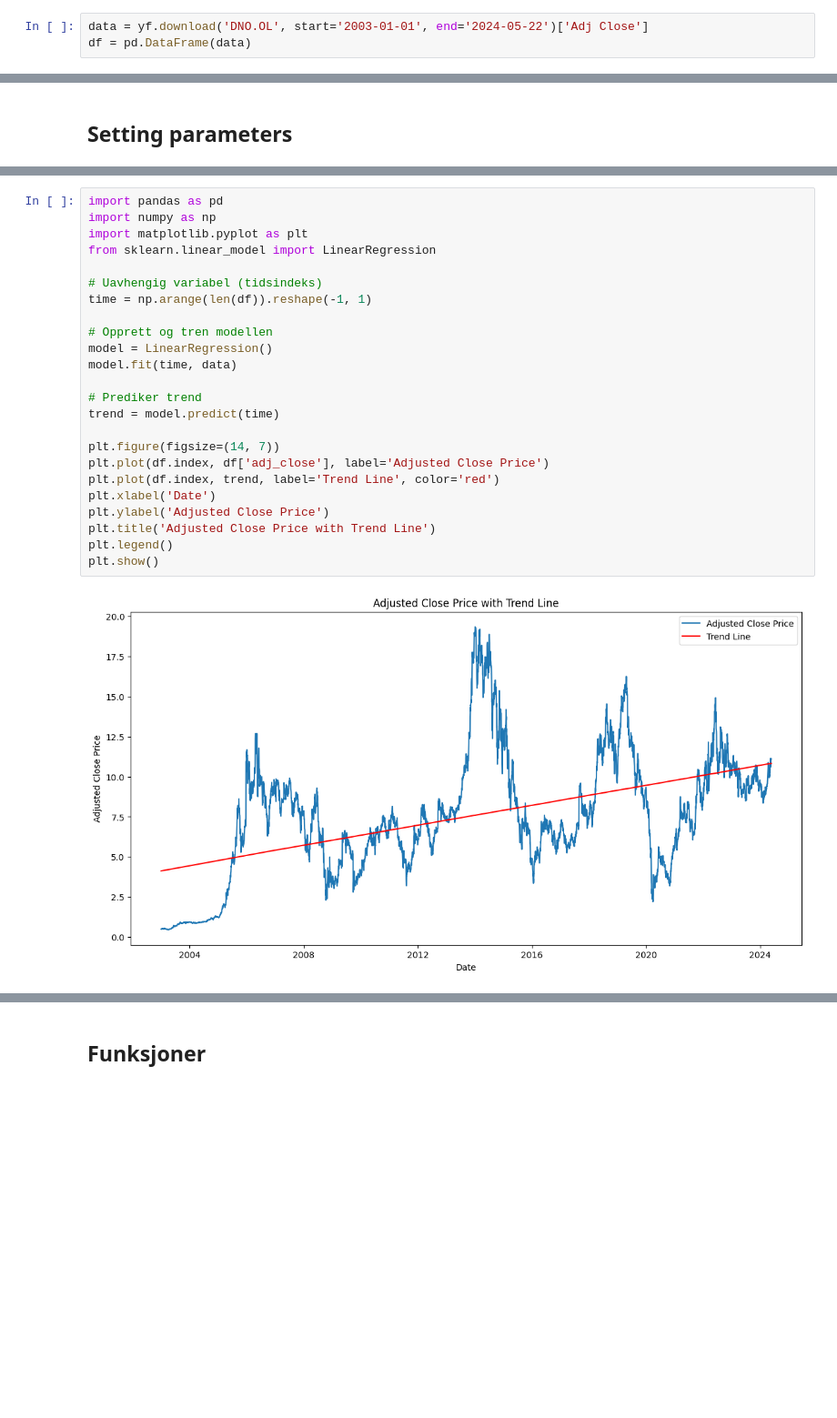
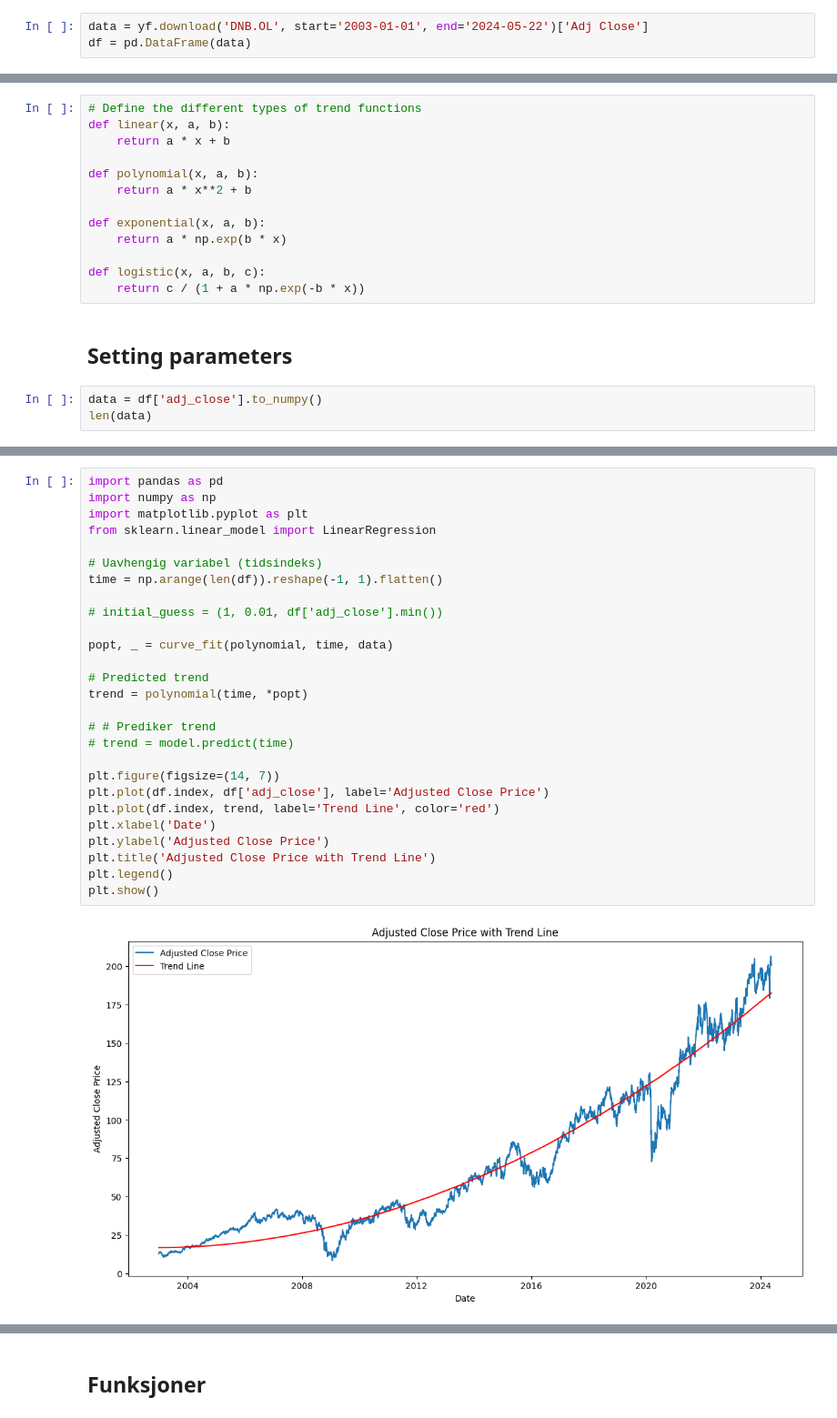
Before and after one commit to TeodorRusKvi/School-projects, a Jupyter notebook: DNO_analyse.ipynb, the cells around one changed output, grey strips where cells are left out. Shown at 91% size. Cells and saved outputs as stored; diff of their text form; blank space fills up the shorter version.

```diff
--- a/DNO_analyse.ipynb
+++ b/DNO_analyse.ipynb
@@ -7,7 +7,7 @@ from numpy.fft import fft, ifft, fftfreq
 from scipy.signal import find_peaks
 import pandas as pd
 # %%
-data = yf.download('DNO.OL', start='2003-01-01', end='2024-05-22')['Adj Close']
+data = yf.download('DNB.OL', start='2003-01-01', end='2024-05-22')['Adj Close']
 df = pd.DataFrame(data)
 # %% [output]
 [*********************100%%**********************]  1 of 1 completed
@@ -16,2 +18,18 @@ df.rename(columns={'Adj Close': 'adj_close'}, inplace=True)
+# %%
+# Define the different types of trend functions
+def linear(x, a, b):
+    return a * x + b
+
+def polynomial(x, a, b):
+    return a * x**2 + b
+
+def exponential(x, a, b):
+    return a * np.exp(b * x)
+
+def logistic(x, a, b, c):
+    return c / (1 + a * np.exp(-b * x))
 # %% [markdown]
 ## Setting parameters
+# %%
+data = df['adj_close'].to_numpy()
+len(data)
@@ -18,26 +43,29 @@ df.rename(columns={'Adj Close': 'adj_close'}, inplace=True)
 # %%
 import pandas as pd
 import numpy as np
 import matplotlib.pyplot as plt
 from sklearn.linear_model import LinearRegression
 
 # Uavhengig variabel (tidsindeks)
-time = np.arange(len(df)).reshape(-1, 1)
+time = np.arange(len(df)).reshape(-1, 1).flatten()
 
-# Opprett og tren modellen
-model = LinearRegression()
-model.fit(time, data)
+# initial_guess = (1, 0.01, df['adj_close'].min())
 
-# Prediker trend
-trend = model.predict(time)
+popt, _ = curve_fit(polynomial, time, data)
+
+# Predicted trend
+trend = polynomial(time, *popt)
+
+# # Prediker trend
+# trend = model.predict(time)
 
 plt.figure(figsize=(14, 7))
 plt.plot(df.index, df['adj_close'], label='Adjusted Close Price')
 plt.plot(df.index, trend, label='Trend Line', color='red')
 plt.xlabel('Date')
 plt.ylabel('Adjusted Close Price')
 plt.title('Adjusted Close Price with Trend Line')
 plt.legend()
 plt.show()
 # %% [output]
-[figure, old version]
+[figure, new version]
```
Also changed, not shown: parts of 22 cells of this notebook.
